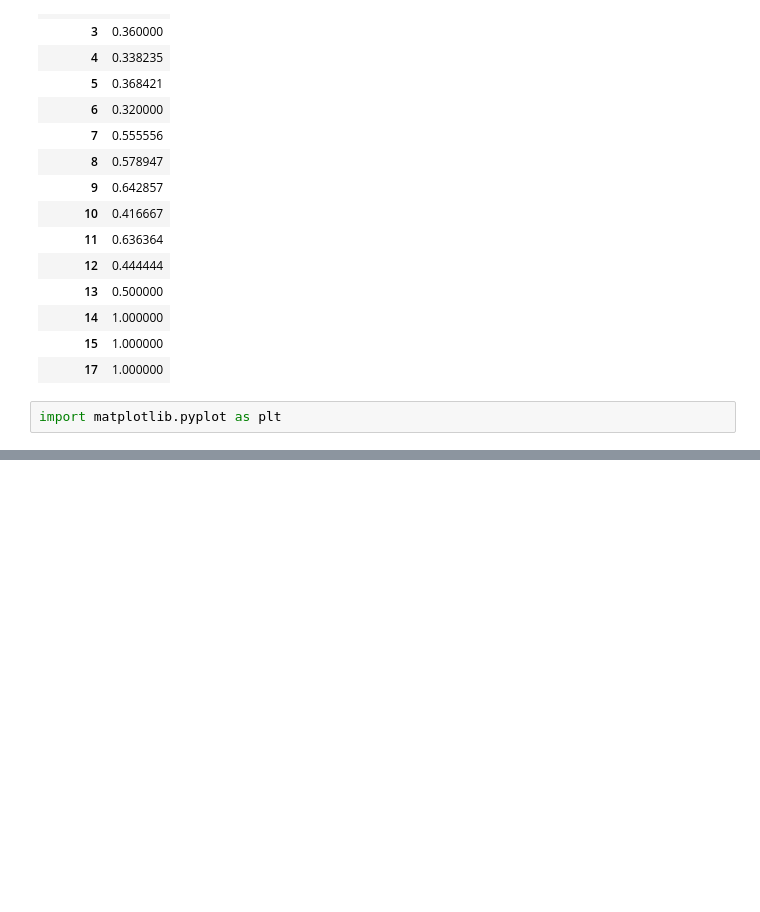
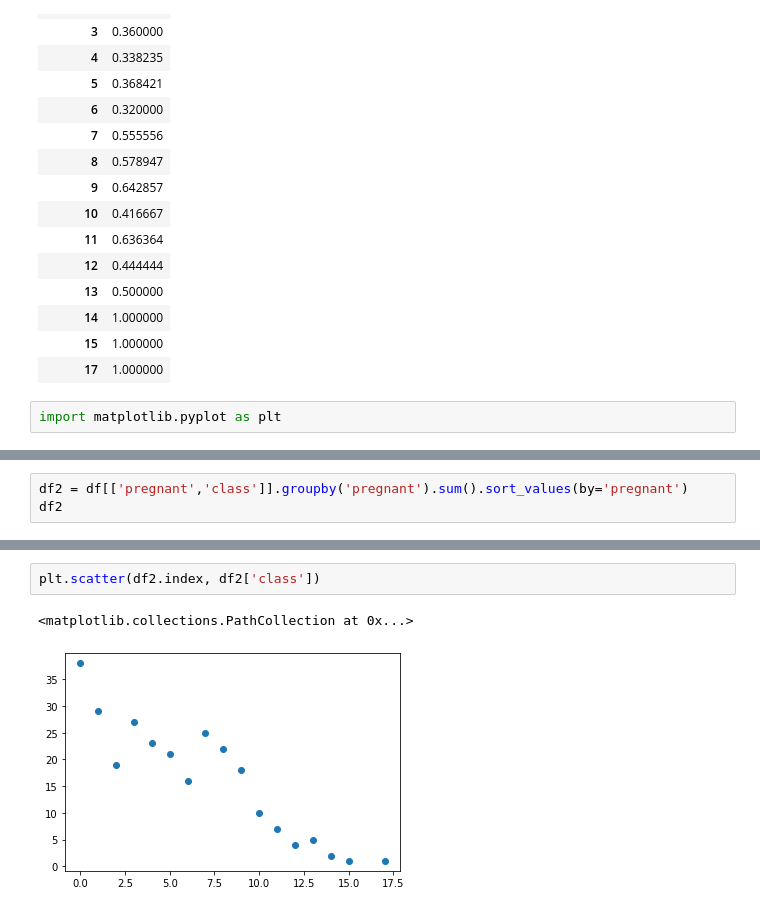
Before and after one commit to fasthill/AI_advaned_ksa, a Jupyter notebook: deeplearning/notebooks/chap 11. 데이터 다루기.ipynb, the cells around one changed output, grey strips where cells are left out. Drawn from its saved outputs; the diff is of its cells as text; blank space fills up the shorter version.

```diff
--- a/deeplearning/notebooks/chap 11. 데이터 다루기.ipynb
+++ b/deeplearning/notebooks/chap 11. 데이터 다루기.ipynb
@@ -110,0 +155,3 @@ df1
+# %%
+df2 = df[['pregnant','class']].groupby('pregnant').sum().sort_values(by='pregnant')
+df2
@@ -110,0 +178,5 @@ df1
+# %%
+plt.scatter(df2.index, df2['class'])
+# %% [output]
+<matplotlib.collections.PathCollection at 0x...>
+[figure, added]
```
Also changed, not shown: parts of 29 cells of this notebook, 1 other file.
